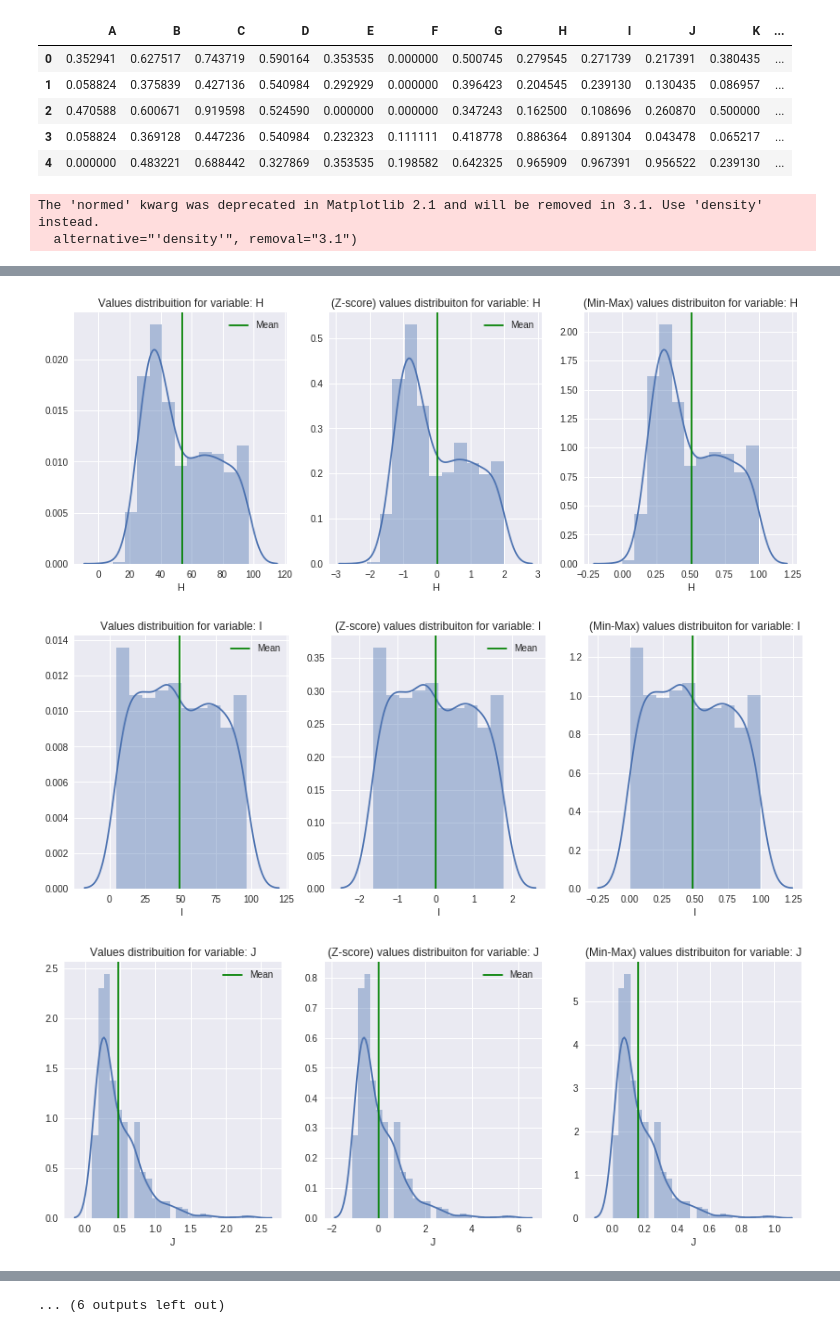
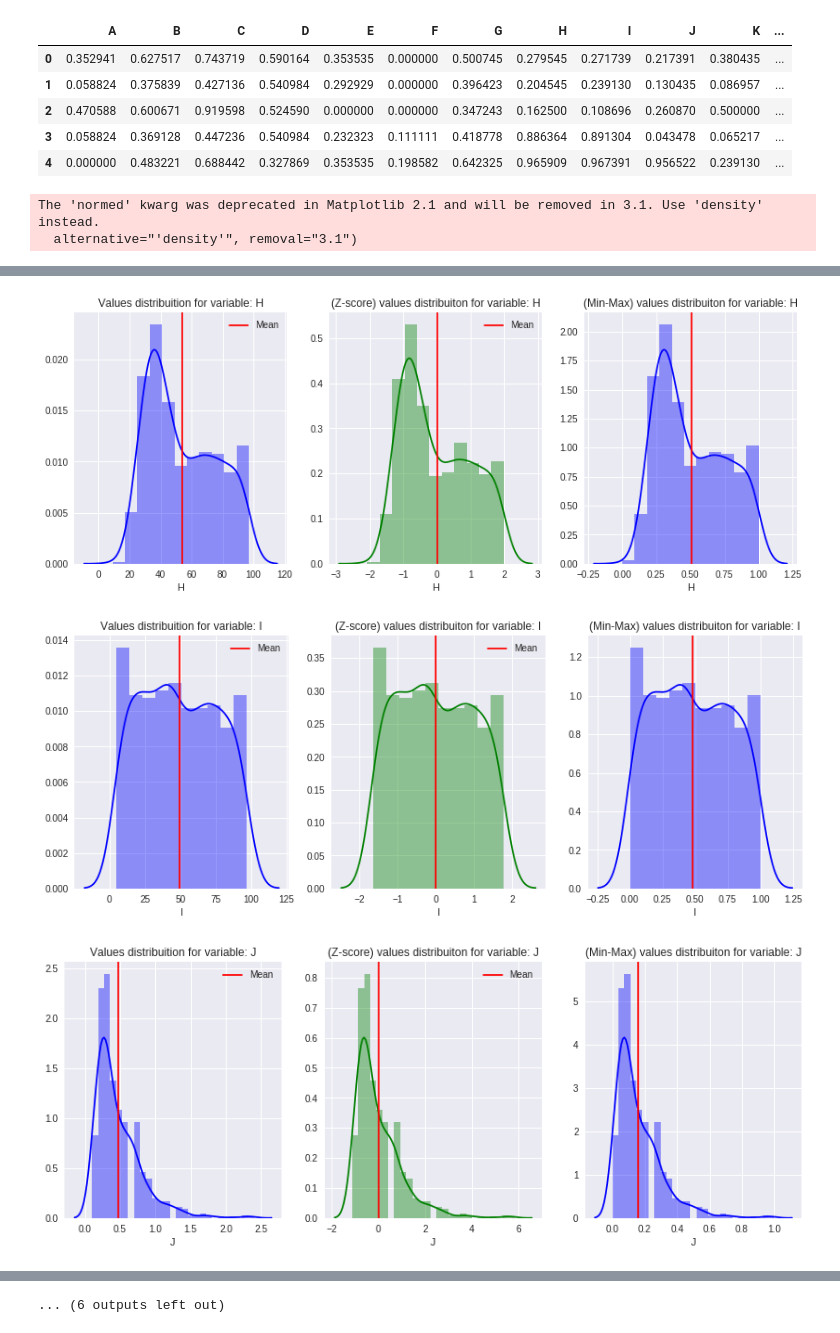
Before and after one commit to carvalheirafc/deep_learning_stuff, a Jupyter notebook: statistical_analysis/diabetes/diabetes_stats_analysis.ipynb, the cells around one changed output, grey strips where cells are left out. Saved outputs shown, nothing was run; the diff lists cells and outputs as text; code cells hidden in the pictures.

Commit message:
improved colors

```diff
--- a/statistical_analysis/diabetes/diabetes_stats_analysis.ipynb
+++ b/statistical_analysis/diabetes/diabetes_stats_analysis.ipynb
@@ -69,18 +69,18 @@ diabetes_min_max.head()
 for column in diabetes_norm.columns:
   fig, ax = plt.subplots(1,3, figsize=(14,5))
 
-  ax_ = sns.distplot(diabetes[column], ax=ax[0])
-  ax_.axvline(diabetes[column].mean(), color='g', label='Mean')
+  ax_ = sns.distplot(diabetes[column], ax=ax[0], color='blue')
+  ax_.axvline(diabetes[column].mean(), color='r', label='Mean')
   ax_.set_title('Values distribuition for variable: '+column)
   ax_.legend()
 
-  ax_norm = sns.distplot(diabetes_norm[column], ax=ax[1])
-  ax_norm.axvline(diabetes_norm[column].mean(), color='g', label='Mean')
+  ax_norm = sns.distplot(diabetes_norm[column], ax=ax[1], color='green')
+  ax_norm.axvline(diabetes_norm[column].mean(), color='r', label='Mean')
   ax_norm.set_title('(Z-score) values distribuiton for variable: '+column)
   ax_norm.legend()
 
-  ax_norm_min_max = sns.distplot(diabetes_min_max[column], ax=ax[2])
-  ax_norm_min_max.axvline(diabetes_min_max[column].mean(), color='g', label='Mean')
+  ax_norm_min_max = sns.distplot(diabetes_min_max[column], ax=ax[2], color='blue')
+  ax_norm_min_max.axvline(diabetes_min_max[column].mean(), color='r', label='Mean')
   ax_norm_min_max.set_title('(Min-Max) values distribuiton for variable: '+column)
   ax_norm.legend()
 
@@ -99,3 +99,3 @@ The 'normed' kwarg was deprecated in Matplotlib 2.1 and will be removed in 3.1.
-[figure, old version]
+[figure, new version]
-[figure, old version]
+[figure, new version]
-[figure, old version]
+[figure, new version]
```
Also changed, not shown: parts of 1 cell of this notebook.
